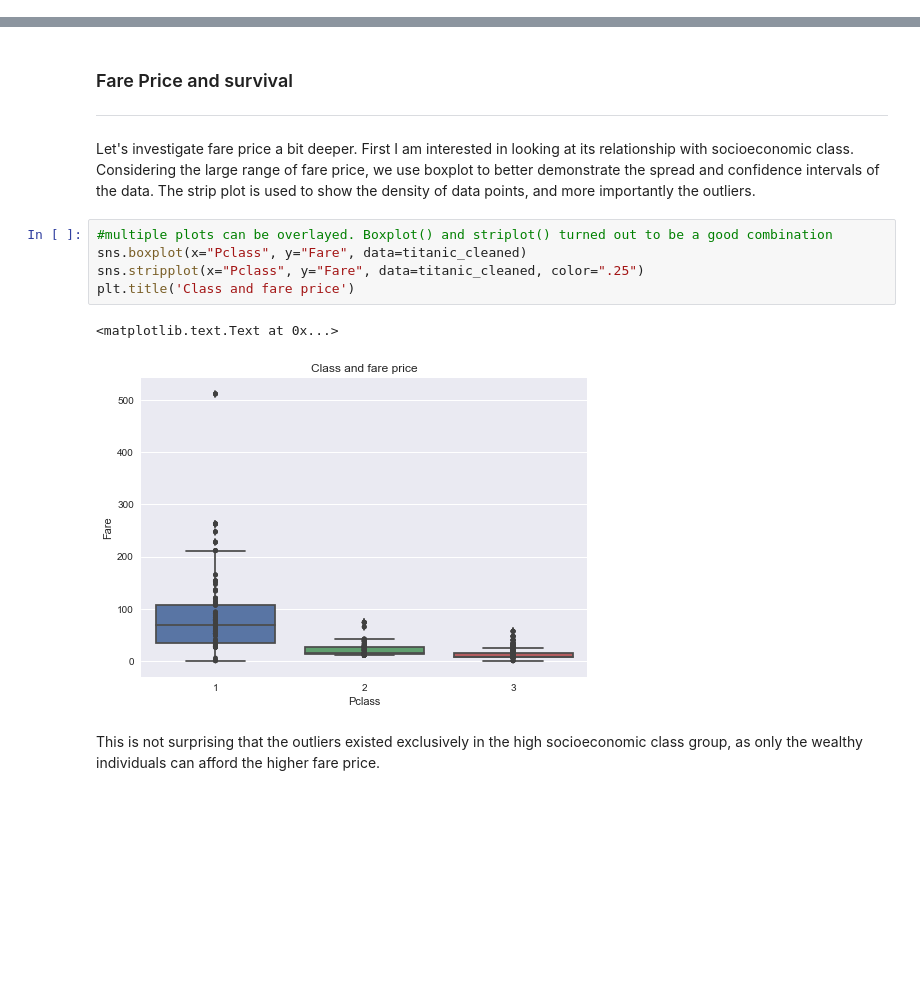
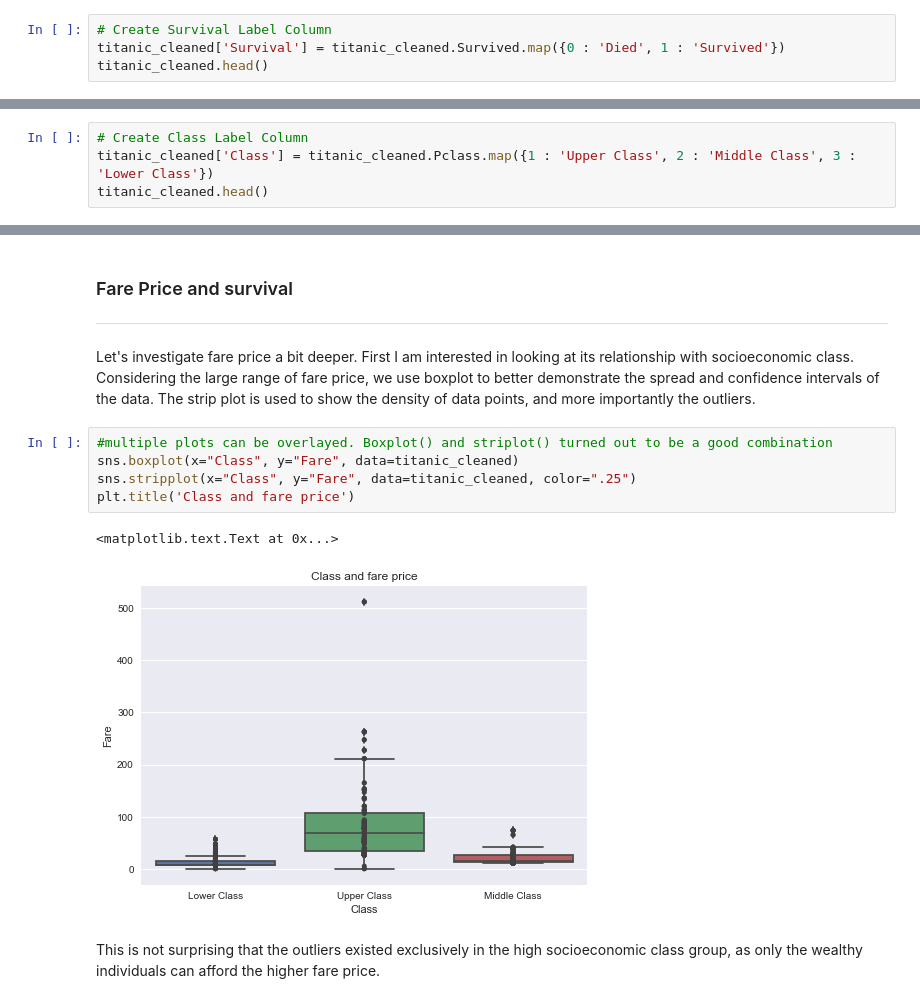
Before and after one commit to ziweiwu/ziweiwu.github.io, a Jupyter notebook: notebook/Titanic_Investigation.ipynb, the cells around one changed output, grey strips where cells are left out. Cells and saved outputs as stored; diff of their text form; blank space fills up the shorter version.

```diff
--- a/notebook/Titanic_Investigation.ipynb
+++ b/notebook/Titanic_Investigation.ipynb
@@ -102,0 +105,4 @@ titanic_cleaned.head()
+# %%
+# Create Survival Label Column
+titanic_cleaned['Survival'] = titanic_cleaned.Survived.map({0 : 'Died', 1 : 'Survived'})
+titanic_cleaned.head()
@@ -102,0 +116,4 @@ titanic_cleaned.head()
+# %%
+# Create Class Label Column
+titanic_cleaned['Class'] = titanic_cleaned.Pclass.map({1 : 'Upper Class', 2 : 'Middle Class', 3 : 'Lower Class'})
+titanic_cleaned.head()
@@ -216,12 +243,12 @@ Based on the overview of the data, I formulated 3 potential features that may ha
 Let's investigate fare price a bit deeper. First I am interested in looking at its relationship with socioeconomic class. Considering the large range of fare price, we use boxplot to better demonstrate the spread and confidence intervals of the data. The strip plot is used to show the density of data points, and more importantly the outliers.
 # %%
 #multiple plots can be overlayed. Boxplot() and striplot() turned out to be a good combination
-sns.boxplot(x="Pclass", y="Fare", data=titanic_cleaned)
-sns.stripplot(x="Pclass", y="Fare", data=titanic_cleaned, color=".25")
+sns.boxplot(x="Class", y="Fare", data=titanic_cleaned)
+sns.stripplot(x="Class", y="Fare", data=titanic_cleaned, color=".25")
 plt.title('Class and fare price')
 # %% [output]
 <matplotlib.text.Text at 0x...>
-[figure, old version]
+[figure, new version]
 # %% [markdown]
 This is not surprising that the outliers existed exclusively in the high socioeconomic class group, as only the wealthy individuals can afford the higher fare price.
 # %% [markdown]
```
Also changed, not shown: parts of 32 cells of this notebook, 15 other files.
